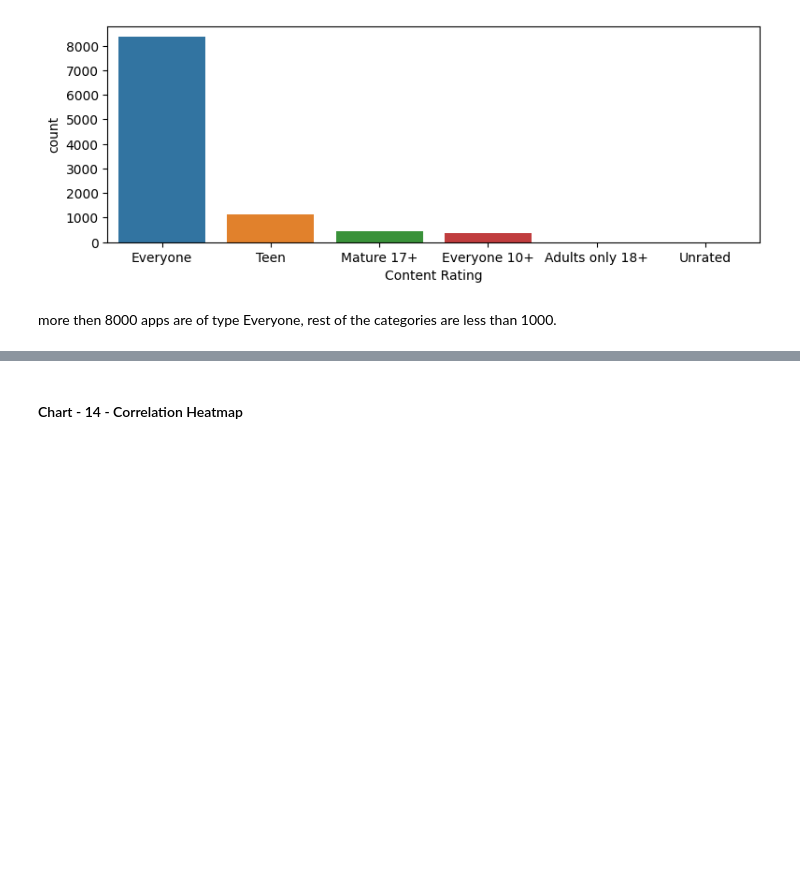
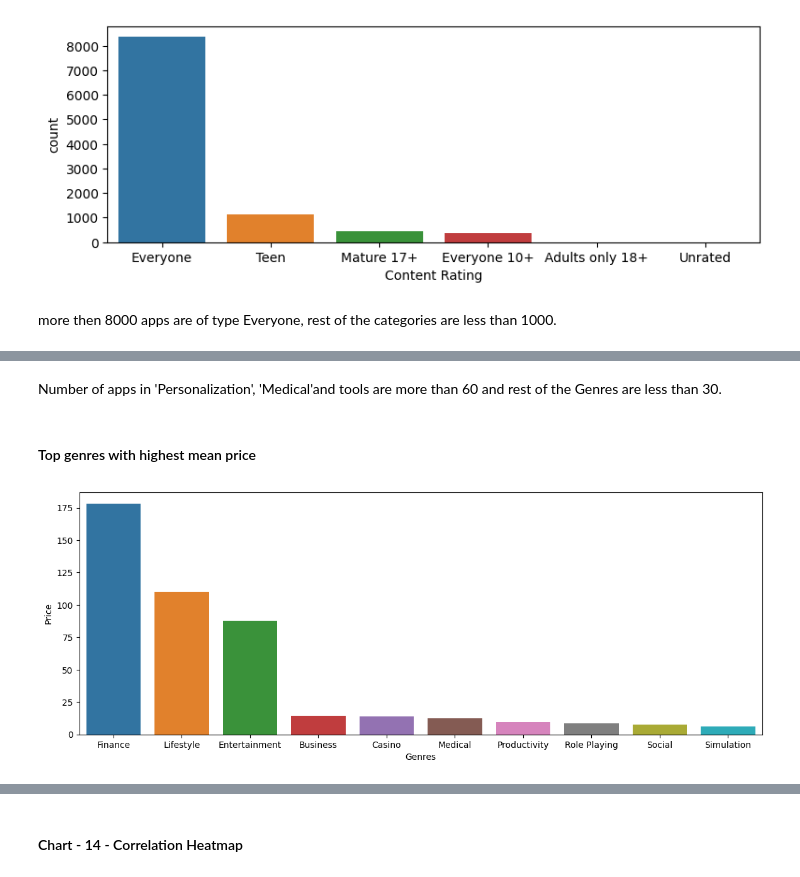
Before and after one commit to mdismailquraishicse/PlayStoreAppReviewAnalysis, a Jupyter notebook: PlayStoreAppReviewAnalysis.ipynb, the cells around one changed output, grey strips where cells are left out. Cells and saved outputs as stored; diff of their text form; code cells hidden in the pictures; blank space fills up the shorter version.

```diff
--- a/PlayStoreAppReviewAnalysis.ipynb
+++ b/PlayStoreAppReviewAnalysis.ipynb
@@ -488,0 +502,10 @@ more then 8000 apps are of type Everyone, rest of the categories are less than 1
+# %% [markdown]
+Number of apps in 'Personalization', 'Medical'and tools are more than 60 and rest of the Genres are less than 30.
+# %% [markdown]
+#### Top genres with highest mean price
+# %%
+x= dataWrangling.df_success_paid.groupby(['Genres'])['Price'].mean().sort_values(ascending=False).reset_index()
+sns.barplot(data= x.head(10), x='Genres', y='Price')
+plt.show()
+# %% [output]
+[figure, added]
```
Also changed, not shown: parts of 29 cells of this notebook.
